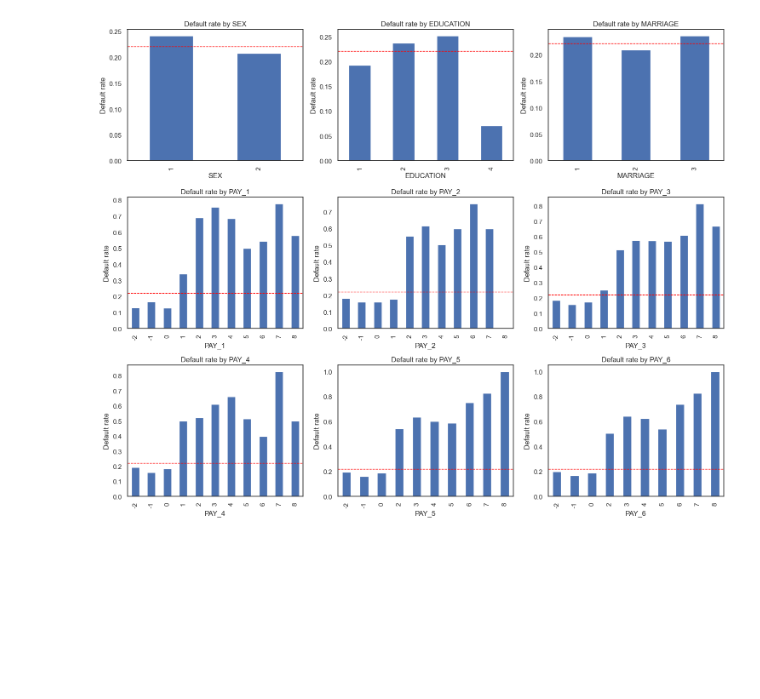
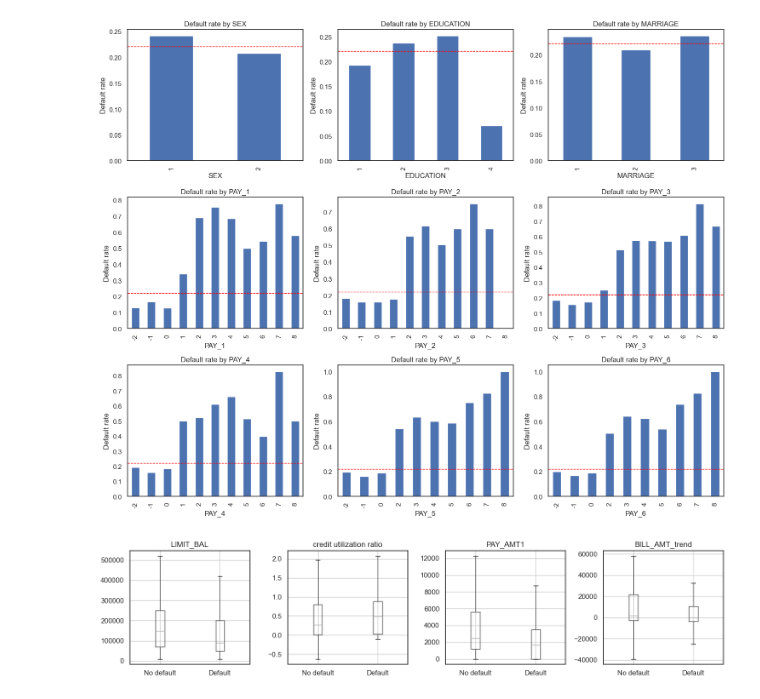
Before and after one commit to nh-nhathoang/default-of-credit-card-clients, a Jupyter notebook: EDA.ipynb, the cells around one changed output. Drawn from its saved outputs; the diff is of its cells as text; code cells hidden in the pictures; blank space fills up the shorter version.

```diff
--- a/EDA.ipynb
+++ b/EDA.ipynb
@@ -209,3 +225,16 @@ plt.tight_layout()
 plt.show()
 # %% [output]
 [figure]
+# %%
+important = ['LIMIT_BAL', 'credit utilization ratio', 'PAY_AMT1', 'BILL_AMT_trend']
+fig, axes = plt.subplots(1, 4, figsize=(14, 3.5))
+for ax, col in zip(axes, important):
+    df.boxplot(column=col, by=target, ax=ax, showfliers=False)
+    ax.set_xticklabels(['No default', 'Default'])
+    ax.set_title(col)
+    ax.set_xlabel('')
+plt.suptitle('')
+plt.tight_layout()
+plt.show()
+# %% [output]
+[figure, added]
```
Also changed, not shown: parts of 9 cells of this notebook.
